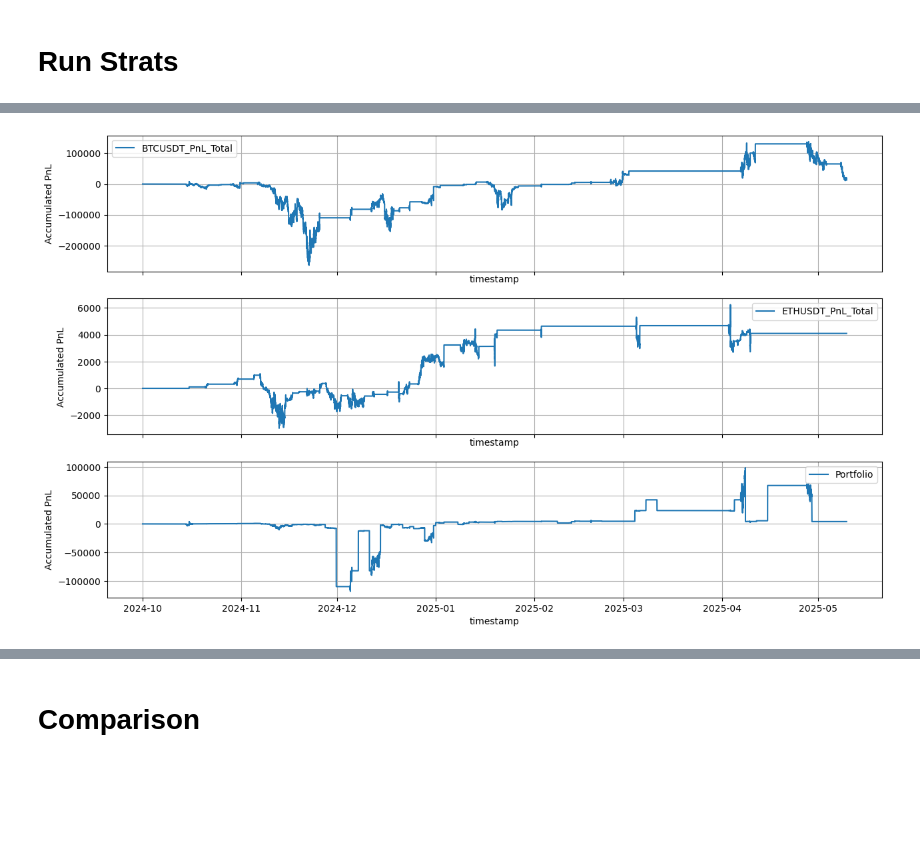
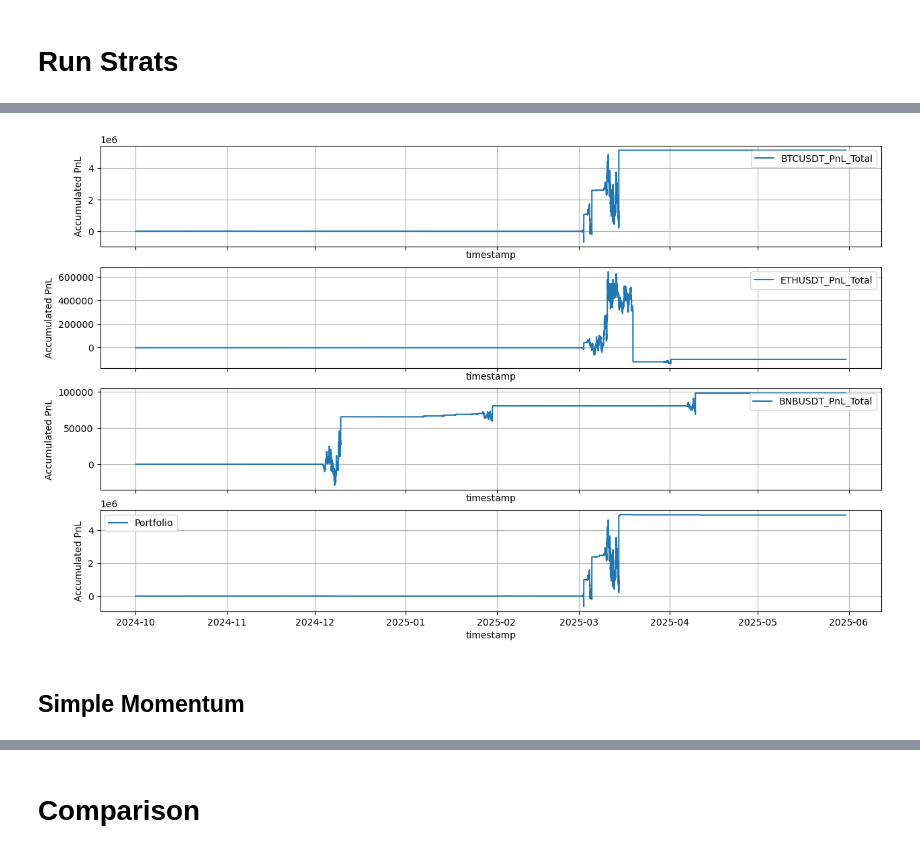
Before and after one commit to saltedpotato/qf635-microstructure-project, a Jupyter notebook: test_strats.ipynb, the cells around one changed output, grey strips where cells are left out. Cells and saved outputs as stored; diff of their text form; code cells hidden in the pictures; blank space fills up the shorter version.

```diff
--- a/test_strats.ipynb
+++ b/test_strats.ipynb
@@ -19,6 +17,6 @@ BTC_pairs = [i["symbol"] for i in data if "BTC" in i["symbol"]]
 # %%
 # test_pairs = coint_pairs[:4]
-test_cons = ['BTCUSDT', 'ETHUSDT']
+test_cons = ['BTCUSDT', 'ETHUSDT', 'BNBUSDT']
 print(test_cons)
 
 symbol_manager = BinanceSymbolManager()
@@ -55,4 +54,4 @@ portfolio_prices
 # %%
-model = pair_trading(portfolio_prices.copy())
+model = MeanReversionStrat(portfolio_prices.copy(), test_cons)
 spread = model.generate_signals(lookback=8640, execute_threshold=1.5, close_threshold=1)
 spread
@@ -59,10 +72,10 @@ spread
 # %%
-test_start_date, test_end_date = "2024-10-01", "2025-05-10"
+test_start_date, test_end_date = "2024-10-01", "2025-05-31"
 # %%
-stoploss = 0.05
-drawdown_duration = 2880
-rolling=1000
-weight_method=inverse_volatility_weighting
+stoploss = 10e6
+drawdown_duration = 10e6
+rolling=2000
+weight_method=hierarchical_risk_parity_weighting
 short = False
 
 mr_backtest = Backtest(spread.copy(), tickers = test_cons, test_start_date=test_start_date, test_end_date=test_end_date, stoploss=stoploss, drawdown_duration=drawdown_duration)
@@ -85,7 +98,9 @@ mr_pnl_df
 # %%
-mr_backtest.plot_pnl(rolling=rolling, weight_method=weight_method, allow_short=short)
+mr_backtest.plot_pnl(mr_pnl_df)
 # %% [output]
-[figure, old version]
+[figure, new version]
+# %% [markdown]
+## Simple Momentum
 # %%
 simple_strat = SimpleStrat(data=portfolio_prices)
 simple_df = simple_strat.simple_strategy(lookback=12*24*3, hold_period=12*24*3)
```
Also changed, not shown: parts of 16 cells of this notebook, 5 other files.
